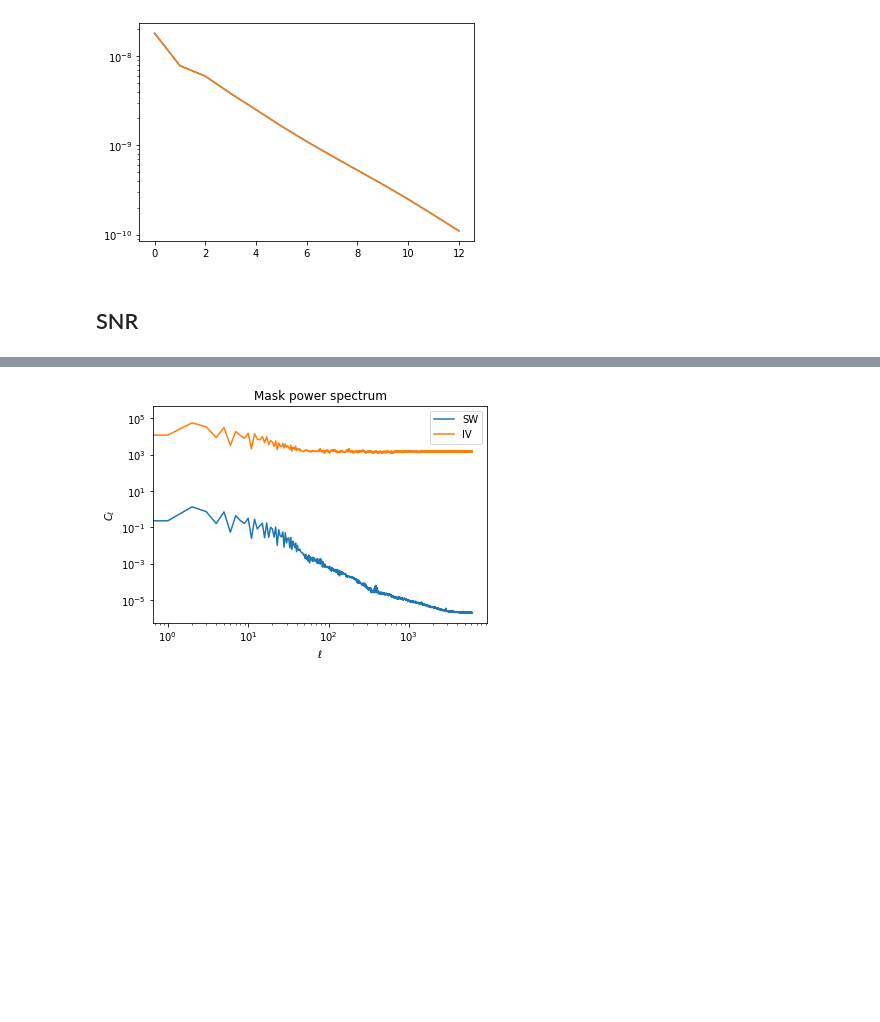
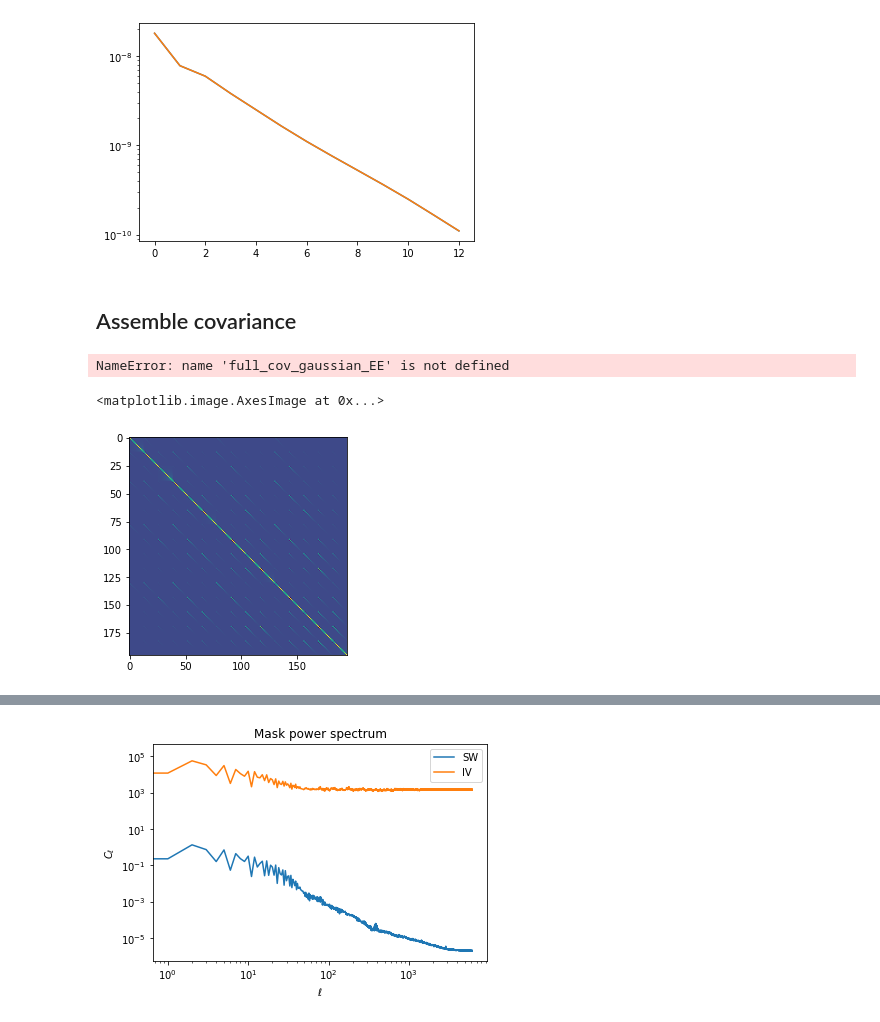
Before and after one commit to tilmantroester/KiDS-1000xtSZ, a Jupyter notebook: notebooks/covariance_shenanigans.ipynb, the cells around one changed output, grey strips where cells are left out. Saved outputs shown, nothing was run; the diff lists cells and outputs as text; code cells hidden in the pictures; blank space fills up the shorter version.

```diff
--- a/notebooks/covariance_shenanigans.ipynb
+++ b/notebooks/covariance_shenanigans.ipynb
@@ -996,5 +1014,26 @@ plt.semilogy(nmt_workspace_binary_mask[(1,1)].decouple_cell(nmt_workspace_binary
 # %% [output]
 [<matplotlib.lines.Line2D at 0x...>]
 [figure]
-# %% [markdown]
-## SNR
+# %% [markdown]
+## Assemble covariance
+# %%
+field_idx = [(i, j) for i in range(5)
+              for j in range(i+1)]
+
+full_cov_gaussian_EE = np.zeros((n_ell_bin*len(field_idx), n_ell_bin*len(field_idx)))
+
+for i, (idx_a1, idx_a2) in enumerate(field_idx):
+    for j, (idx_b1, idx_b2) in enumerate(field_idx[:i+1]):
+        c = np.load(f"../results/measurements/shear_KiDS1000_shear_KiDS1000/cov/cov_shear_shear_{idx_a1}-{idx_a2}_{idx_b1}-{idx_b2}.npz")["ssss"].reshape(n_ell_bin, 4, n_ell_bin, 4)[:,0,:,0]
+
+        full_cov_gaussian_EE[i*n_ell_bin:(i+1)*n_ell_bin, j*n_ell_bin:(j+1)*n_ell_bin] = c
+# %%
+full_cov_gaussian_EE[np.triu_indices_from(full_cov_gaussian_EE, k=1)] = full_cov_gaussian_EE.T[np.triu_indices_from(full_cov_gaussian_EE, k=1)]
+# %% [output]
+NameError: name 'full_cov_gaussian_EE' is not defined
+# %%
+s = np.diag(1/np.sqrt(np.diag(full_cov_gaussian_EE)))
+plt.imshow(s@full_cov_gaussian_EE@s)
+# %% [output]
+<matplotlib.image.AxesImage at 0x...>
+[figure, added]
```
Also changed, not shown: parts of 14 cells of this notebook, 9 other files.
